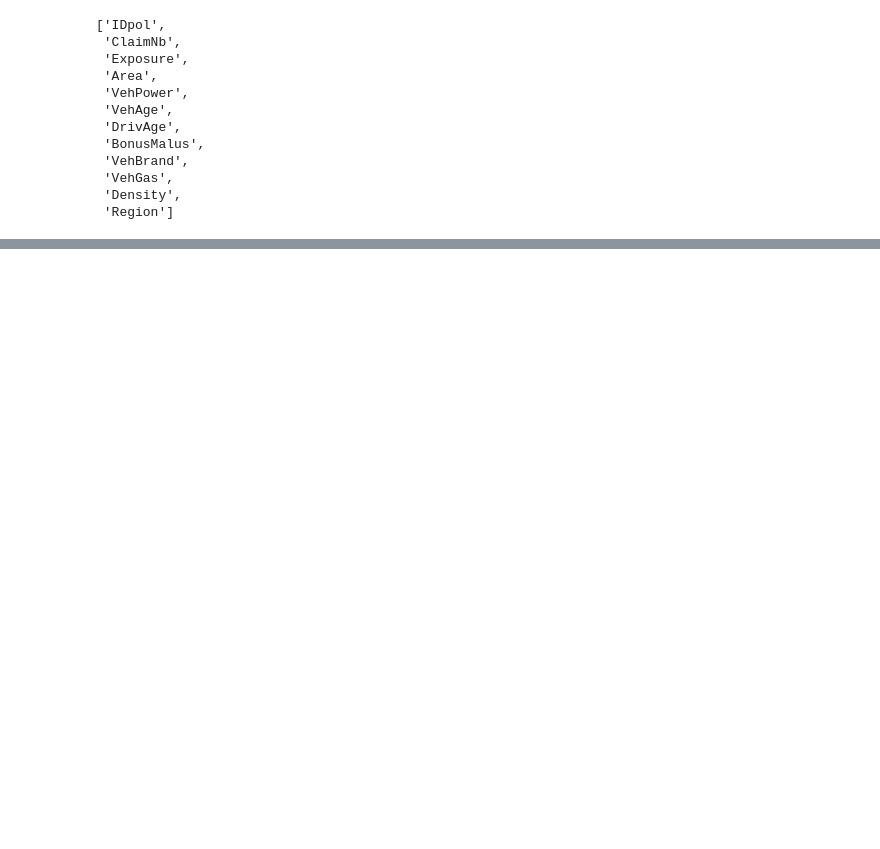
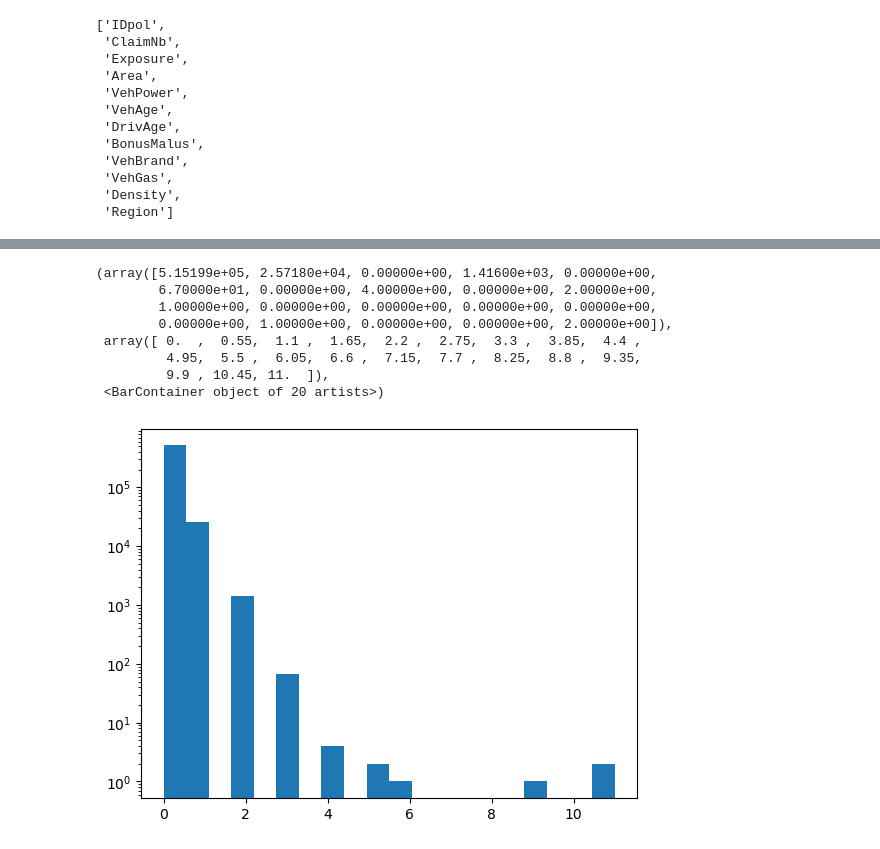
Before and after one commit to radostboyadzhieva/Machine-Learning-Project, a Jupyter notebook: EDA.ipynb, the cells around one changed output, grey strips where cells are left out. Drawn from its saved outputs; the diff is of its cells as text; code cells hidden in the pictures; blank space fills up the shorter version.

```diff
--- a/EDA.ipynb
+++ b/EDA.ipynb
@@ -107,0 +104,12 @@ df.shape
+# %%
+plt.hist(df['ClaimNb'], bins=20, log = 'y')
+# %% [output]
+(array([5.15199e+05, 2.57180e+04, 0.00000e+00, 1.41600e+03, 0.00000e+00,
+        6.70000e+01, 0.00000e+00, 4.00000e+00, 0.00000e+00, 2.00000e+00,
+        1.00000e+00, 0.00000e+00, 0.00000e+00, 0.00000e+00, 0.00000e+00,
+        0.00000e+00, 1.00000e+00, 0.00000e+00, 0.00000e+00, 2.00000e+00]),
+ array([ 0.  ,  0.55,  1.1 ,  1.65,  2.2 ,  2.75,  3.3 ,  3.85,  4.4 ,
+         4.95,  5.5 ,  6.05,  6.6 ,  7.15,  7.7 ,  8.25,  8.8 ,  9.35,
+         9.9 , 10.45, 11.  ]),
+ <BarContainer object of 20 artists>)
+[figure, added]
```
Also changed, not shown: parts of 14 cells of this notebook, 1 other file.
